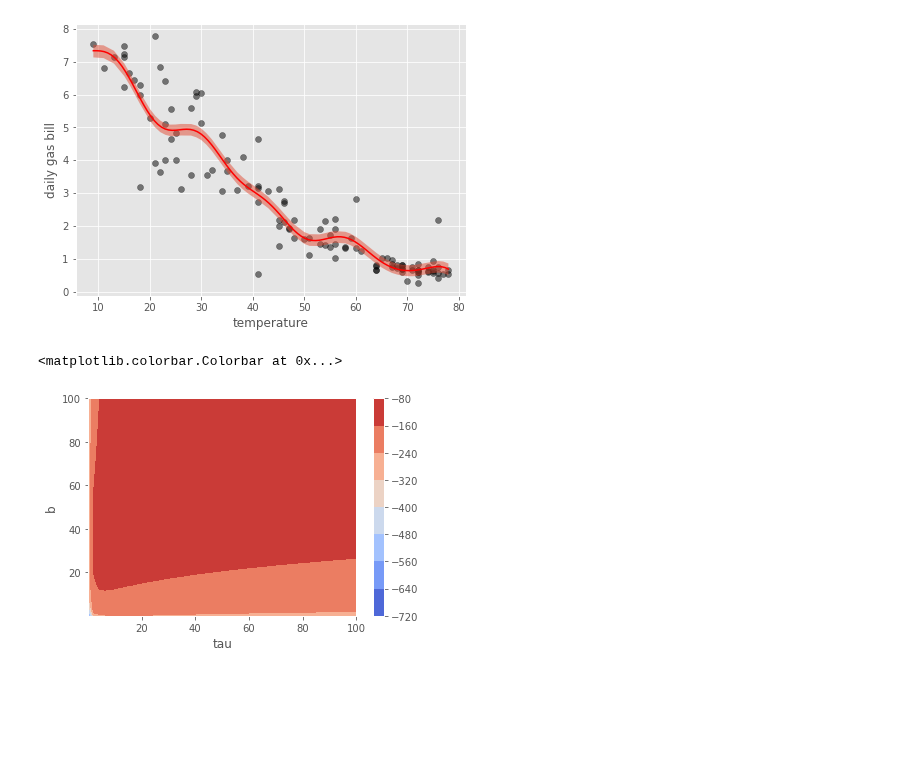
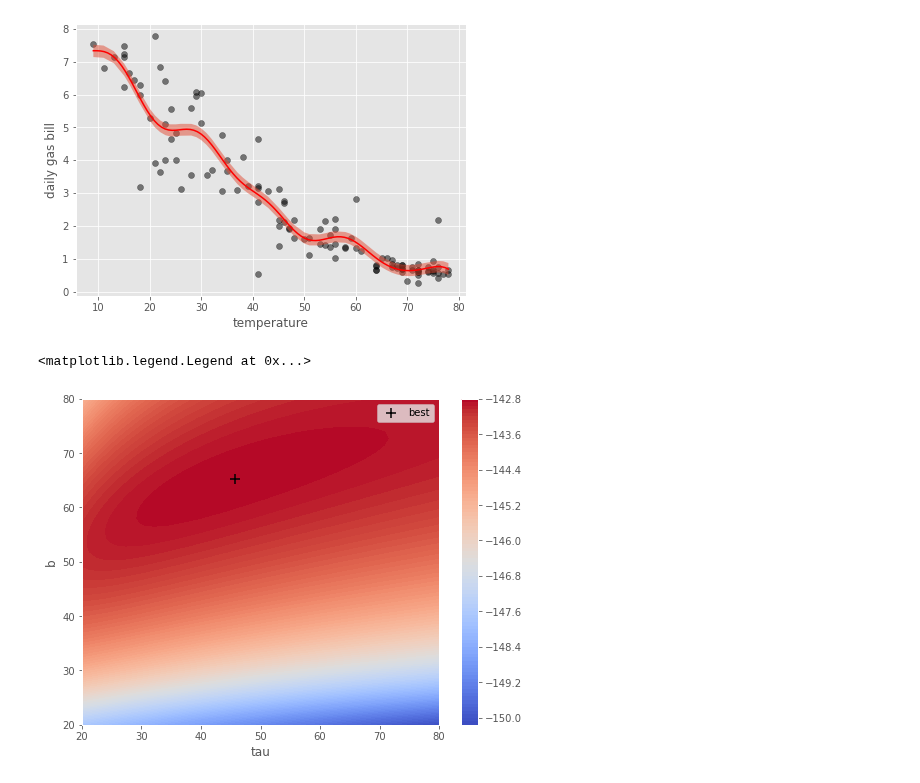
Before and after one commit to JulietteFranque/SDS383D_JF, a Jupyter notebook: exercises-06/notebooks/utilities.ipynb, the cells around one changed output. Cells and saved outputs as stored; diff of their text form; code cells hidden in the pictures; blank space fills up the shorter version.

```diff
--- a/exercises-06/notebooks/utilities.ipynb
+++ b/exercises-06/notebooks/utilities.ipynb
@@ -31,28 +31,32 @@ plt.xlabel('temperature');
 # %%
 from scipy.stats import multivariate_normal
 def calculate_maginal_P(x, tau_1, b, sigma_squared, tau_2=0):
-    cov_fun = gp.calculate_matern_covariance_function_52(x, b, tau_1, tau_2)
+    cov_fun = gp.calculate_matern_covariance_function(x, b, tau_1, tau_2)
     cov_norm = sigma_squared*np.eye(x.shape[0]) + cov_fun
-    mu_norm = np.zeros(x.shape[0])
-    dist = multivariate_normal(mu_norm, cov_norm, allow_singular=True)
+    dist = multivariate_normal(cov=cov_norm, allow_singular=True)
     return dist
 # %%
-tau_1_range = np.linspace(0.1, 100, 50)
-b_range = np.linspace(0.1, 100, 50)
+tau_1_range = np.linspace(20, 80, 50)
+b_range = np.linspace(20, 80, 50)
 tt, bb = np.meshgrid(tau_1_range, b_range)
 all_tau = tt.flatten()
 all_b = bb.flatten()
 # %%
 all_marginals = []
 for n in range(len(all_b)):
-    dist = calculate_maginal_P(x.reshape(-1,1), all_tau[n], all_b[n], sigma_squared=1, tau_2=0)
+    dist = calculate_maginal_P(x.reshape(-1,1), all_tau[n], all_b[n], sigma_squared=.6, tau_2=0)
     marginal = dist.logpdf(y)
     all_marginals.append(marginal)
+# %%
+best_comb = np.argwhere(np.array(all_marginals) == np.max(all_marginals))
 # %%
-plt.contourf(tt, bb, np.array(all_marginals).reshape(50,50), cmap='coolwarm')
+plt.figure(figsize=(8, 6))
+plt.contourf(tt, bb, np.array(all_marginals).reshape(50,50), 100, cmap='coolwarm')
+plt.colorbar()
+plt.scatter(all_tau[best_comb], all_b[best_comb], color='black', marker='+', label='best', s=100)
 plt.xlabel('tau')
 plt.ylabel('b')
-plt.colorbar()
+plt.legend()
 # %% [output]
-<matplotlib.colorbar.Colorbar at 0x...>
+<matplotlib.legend.Legend at 0x...>
-[figure, old version]
+[figure, new version]
```
